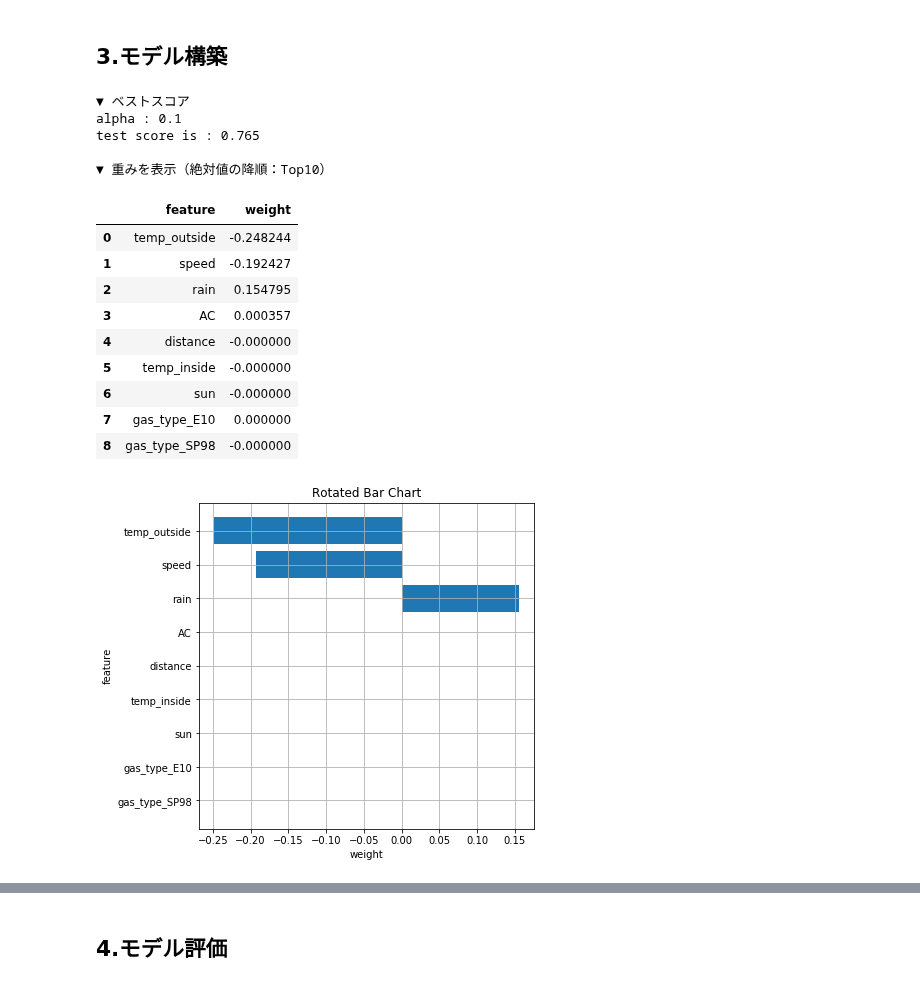
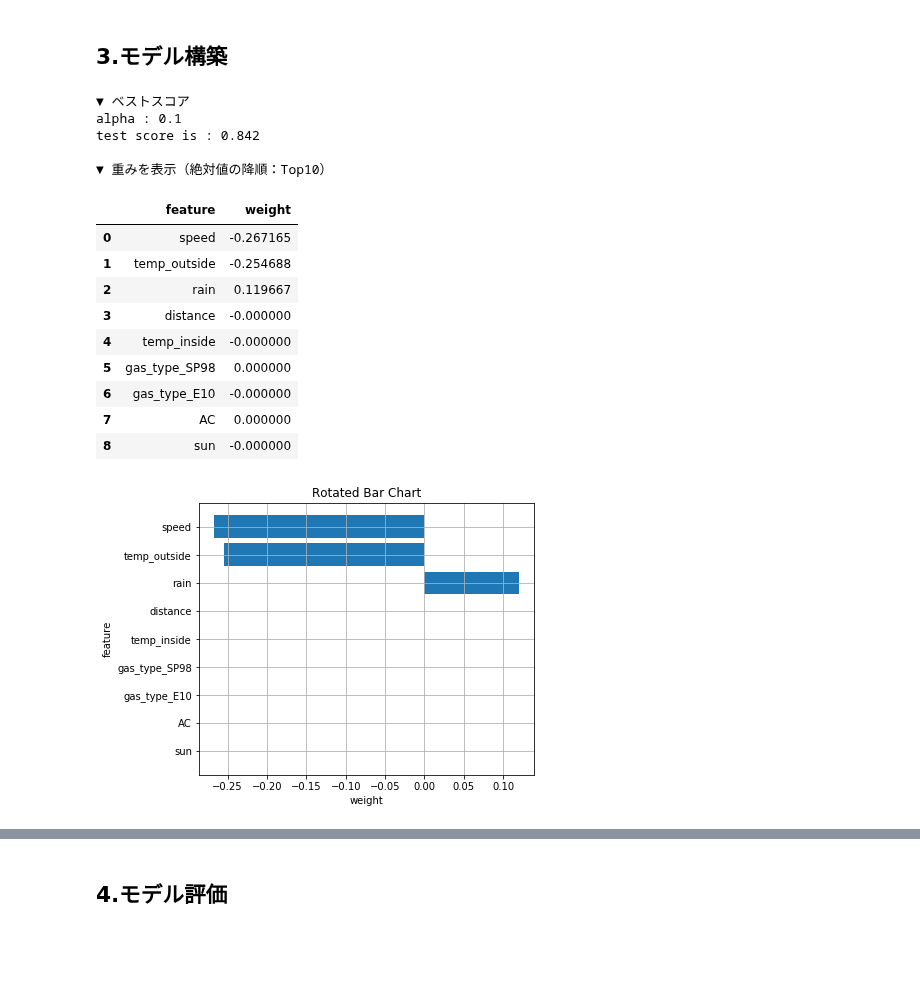
Before and after one commit to arsma12/MLDL, a Jupyter notebook: Kaggle/03_CarFuelConsumption/CarFuelConsumption_02_Lasso.ipynb, the cells around one changed output, grey strips where cells are left out. Saved outputs shown, nothing was run; the diff lists cells and outputs as text; code cells hidden in the pictures; blank space fills up the shorter version.

```diff
--- a/Kaggle/03_CarFuelConsumption/CarFuelConsumption_02_Lasso.ipynb
+++ b/Kaggle/03_CarFuelConsumption/CarFuelConsumption_02_Lasso.ipynb
@@ -129,7 +138,7 @@ def show_scatter_plot_2item(col_name1,col_name2, w, h):
 # ****************************************************************************
 # ◆ 1.データ読込
 # ****************************************************************************
-df = pd.read_excel("./measurements2.xlsx")
+df = pd.read_excel("./input/measurements2.xlsx")
 
 print("\n▼ 先頭5行表示")
 display(df.head(5))
@@ -280,13 +365,8 @@ display(df_dummies.head())
 # ****************************************************************************
 # ◆ 3.モデル構築
 # ****************************************************************************
-scaler = StandardScaler()  #スケーリング
-param_grid = [0.001, 0.01, 0.1, 1.0, 10.0,100.0,1000.0] #パラメータグリッド
+param_grid = [0.001, 0.01, 0.1, 1.0, 10.0] #パラメータグリッド
 cnt = 0
-
-# 係数を求める
-X = df_dummies.drop('consume', axis=1).values
-y = df_dummies["consume"].values
 
 # パラメータでループ
 for alpha in param_grid:
@@ -294,37 +374,23 @@ for alpha in param_grid:
     #Lasso回帰モデル
     ls = Lasso(alpha=alpha)
 
-    #パイプライン生成
-    pipeline = make_pipeline(scaler, ls) # 学習モデルインスタンス
-
-    # ホールドアウト法
-    X_train, X_test, y_train, y_test = train_test_split(X, y,test_size=0.3, random_state=1234)
-
-    # データを標準化
-    X_train_norm = X_train
-    X_test_norm = X_test
-
-    # 先頭4列を標準化
-    X_train_norm[:,:4] = scaler.fit_transform(X_train[:,:4])
-    X_test_norm[:,:4] = scaler.transform(X_test[:,:4])
-
     # 学習
-    pipeline.fit(X_train_norm,y_train)
+    ls.fit(X_train,y_train)
 
     # 学習データのRMSE
-    train_rmse = np.sqrt(mean_squared_error(y_train, pipeline.predict(X_train_norm)))
+    train_rmse = np.sqrt(mean_squared_error(y_train, ls.predict(X_train)))
 
     # テストデータのRMSE
-    test_rmse = np.sqrt(mean_squared_error(y_test, pipeline.predict(X_test_norm)))
+    test_rmse = np.sqrt(mean_squared_error(y_test, ls.predict(X_test)))
 
     if cnt == 0:
         best_score = test_rmse
-        best_estimator = pipeline
+        best_estimator = ls
         best_param = alpha
     elif best_score > test_rmse:
         # より小さいRMSEを見つけた場合
         best_score = test_rmse
-        best_estimator = pipeline
+        best_estimator = ls
         best_param = alpha
     else:
         pass
@@ -333,47 +399,52 @@ for alpha in param_grid:
 print('\n▼ ベストスコア')
 print('alpha : ' + str(best_param))
 print('test score is : {:.3f}'.format(best_score))
 
+# プロパティ表示
+#for key, value in best_estimator.__dict__.items():
+#  print(key, ':', value)
+
 # 結果をDataFrameへ格納
 res_df = pd.DataFrame(columns=['feature','weight','abs_w'])
-res_df['feature'] = list(df_dummies.drop('consume', axis=1).columns)
-res_df['weight'] = best_estimator.steps[-1][1].coef_.ravel() # 重み
+res_df['feature'] = list(X_columns)
+#res_df['weight'] = best_estimator.steps[-1][1].coef_.ravel() # 重み
+res_df['weight'] = best_estimator.coef_  # 重み
 res_df['abs_w'] = abs(res_df['weight']) # 絶対値
 
 # 重みの絶対値の降順ソート
 print('\n▼ 重みを表示（絶対値の降順：Top10）')
 res_df = res_df.sort_values('abs_w', ascending=False)
 res_df.reset_index(drop=True,inplace=True)
 res_df = res_df.drop('abs_w', axis=1)
 res_df_head = res_df.head(10)
 display(res_df_head.head(10))
 
 # 重みの大きさを横棒グラフで表示
-plt.figure(figsize=(6, 6))
+plt.figure(figsize=(6, 5))
 plt.barh(np.arange(len(res_df_head['feature']))[::-1], res_df_head['weight'], align='center')
 plt.yticks(np.arange(len(res_df_head['feature']))[::-1], res_df_head['feature'])
 plt.title('Rotated Bar Chart')
 plt.xlabel('weight')
 plt.ylabel('feature')
 plt.grid()
 plt.show()
 # %% [output]
 ▼ ベストスコア
 alpha : 0.1
-test score is : 0.765
+test score is : 0.842
 
 ▼ 重みを表示（絶対値の降順：Top10）
 |  | feature | weight |
-| 0 | temp_outside | -0.248244 |
-| 1 | speed | -0.192427 |
-| 2 | rain | 0.154795 |
-| 3 | AC | 0.000357 |
-| 4 | distance | -0.000000 |
-| 5 | temp_inside | -0.000000 |
-| 6 | sun | -0.000000 |
-| 7 | gas_type_E10 | 0.000000 |
-| 8 | gas_type_SP98 | -0.000000 |
+| 0 | speed | -0.267165 |
+| 1 | temp_outside | -0.254688 |
+| 2 | rain | 0.119667 |
+| 3 | distance | -0.000000 |
+| 4 | temp_inside | -0.000000 |
+| 5 | gas_type_SP98 | 0.000000 |
+| 6 | gas_type_E10 | -0.000000 |
+| 7 | AC | 0.000000 |
+| 8 | sun | -0.000000 |
-[figure, old version]
+[figure, new version]
 # %%
 # ****************************************************************************
 # ◆ 4.モデルの検証
```
Also changed, not shown: parts of 8 cells of this notebook, 1 other file.
